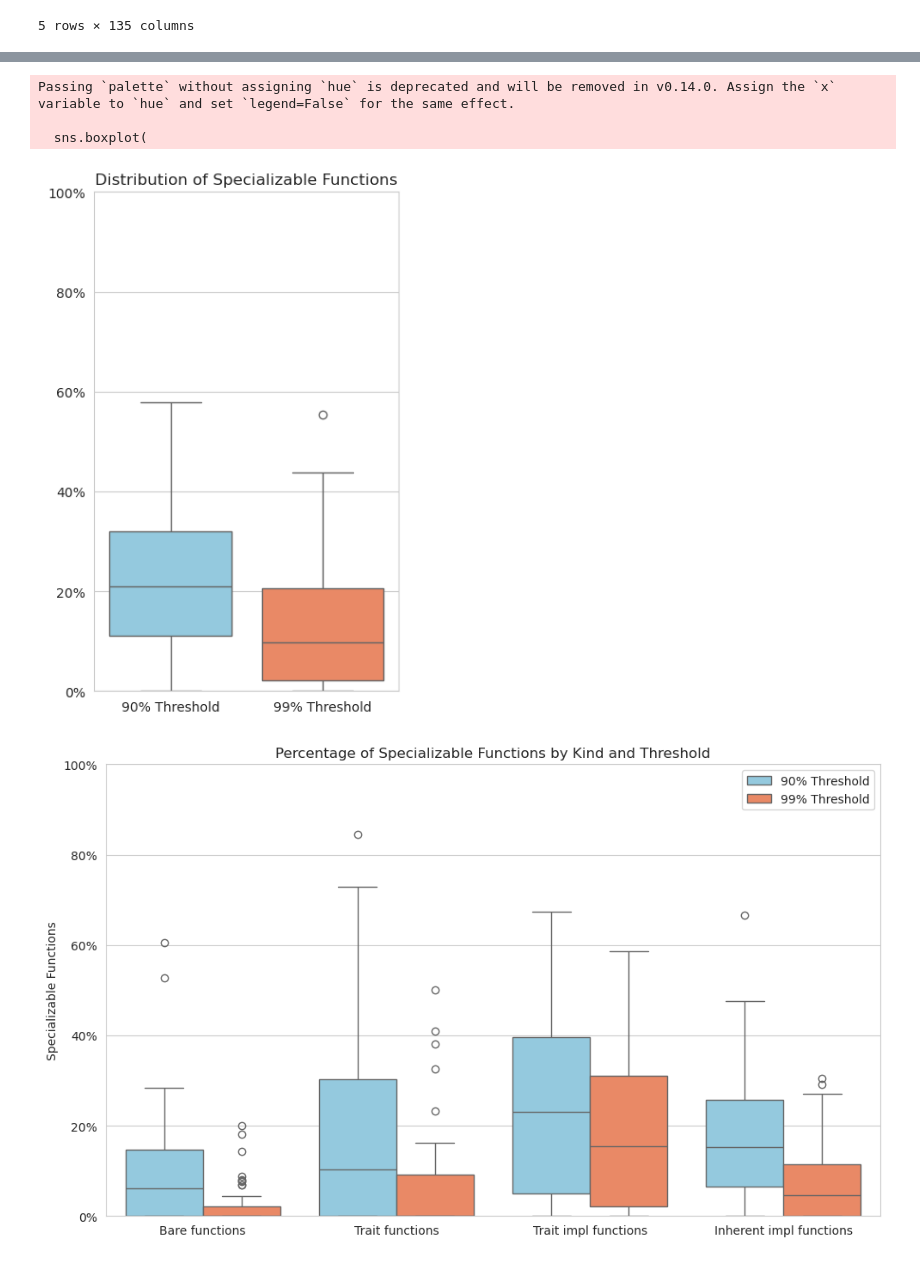
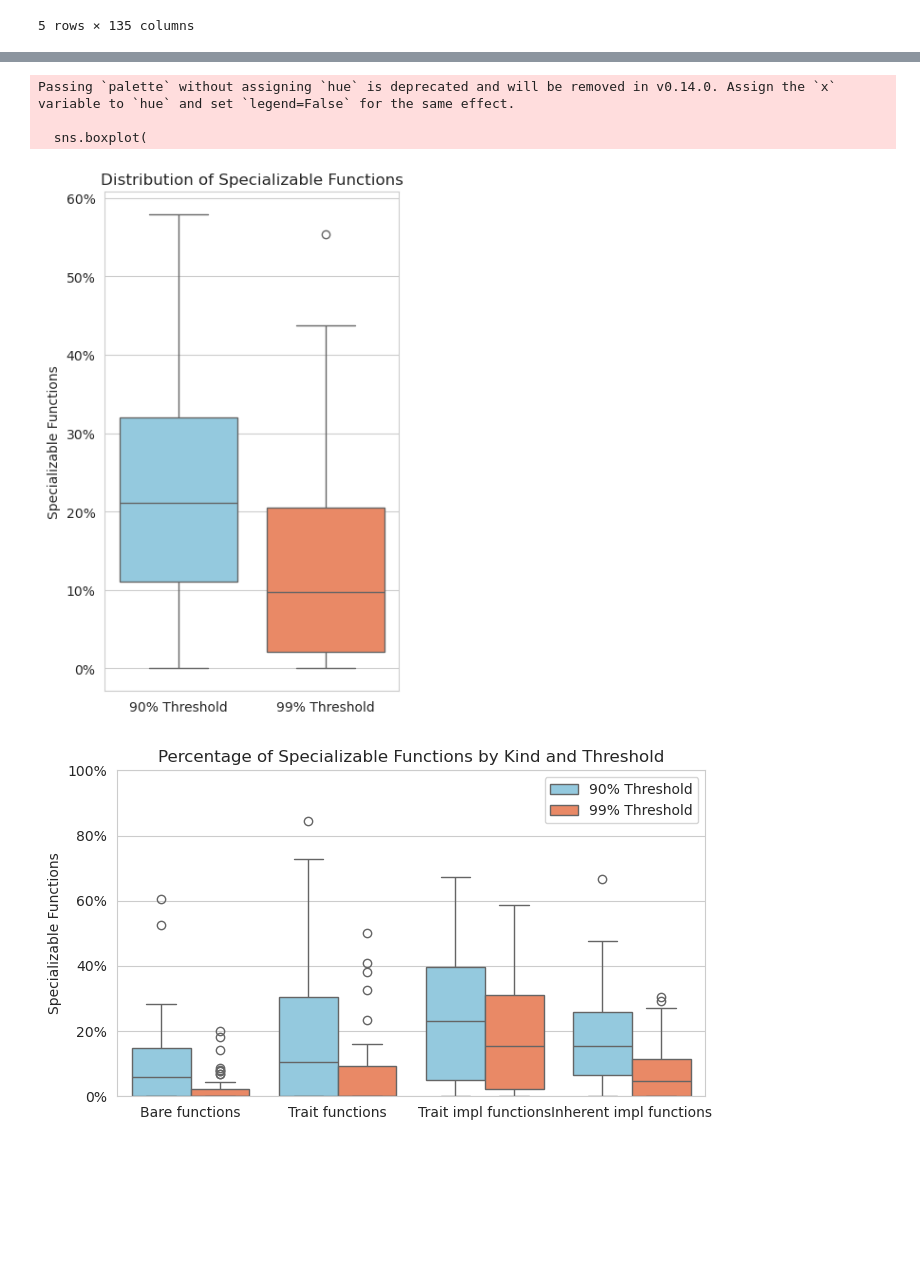
Before and after one commit to Ceratosenzaf/thesis, a Jupyter notebook: code/analysis/analysis.ipynb, the cells around one changed output, grey strips where cells are left out. Cells and saved outputs as stored; diff of their text form; code cells hidden in the pictures; blank space fills up the shorter version.

```diff
--- a/code/analysis/analysis.ipynb
+++ b/code/analysis/analysis.ipynb
@@ -58,15 +60,15 @@ sns.boxplot(
 
 plt.title('Distribution of Specializable Functions')
 plt.gca().yaxis.set_major_formatter(plt.FuncFormatter(lambda y, _: '{:.0%}'.format(y)))
-plt.ylim(0, 1)
+plt.ylabel('Specializable Functions')
 
 plt.tight_layout()
-plt.show()
+plt.savefig('specializable_functions_distribution_box_plot.png')
 # %% [output]
 Passing `palette` without assigning `hue` is deprecated and will be removed in v0.14.0. Assign the `x` variable to `hue` and set `legend=False` for the same effect.
 
   sns.boxplot(
-[figure, old version]
+[figure, new version]
 # %%
 bare_fns_90 = df_90['bare_fn_specializable_fns'] / df_90['total_bare_fns']
 bare_fns_99 = df_99['bare_fn_specializable_fns'] / df_99['total_bare_fns']
@@ -82,36 +84,36 @@ sns.set_style("whitegrid")
 labels = []
 thresholds = []
 values = []
 
 for label, vals_90, vals_99 in [
     ('Bare functions', bare_fns_90, bare_fns_99),
     ('Trait functions', trait_fns_90, trait_fns_99),
     ('Trait impl functions', trait_impl_fns_90, trait_impl_fns_99),
     ('Inherent impl functions', inherent_impl_fns_90, inherent_impl_fns_99),
 ]:
     labels += [label] * (len(vals_90) + len(vals_99))
     thresholds += ['90% Threshold'] * len(vals_90) + ['99% Threshold'] * len(vals_99)
     values += list(vals_90) + list(vals_99)
 
-plt.figure(figsize=(10, 6))
+plt.figure(figsize=(7, 4))
 sns.boxplot(
     x=labels,
     y=values,
     hue=thresholds,
     palette={
         '90% Threshold': 'skyblue',
         '99% Threshold': 'coral',
     },
 )
 
 plt.title('Percentage of Specializable Functions by Kind and Threshold')
 plt.gca().yaxis.set_major_formatter(plt.FuncFormatter(lambda y, _: '{:.0%}'.format(y)))
 plt.ylabel('Specializable Functions')
 plt.ylim(0, 1)
 plt.tight_layout()
-plt.show()
+plt.savefig('specializable_functions_box_plot.png')
 # %% [output]
-[figure, old version]
+[figure, new version]
 # %%
 perc = [
     (df_90['total_trait_impl_fns'] / df_90['total_fns']).mean(),
```
Also changed, not shown: parts of 4 cells of this notebook, 8 other files.
